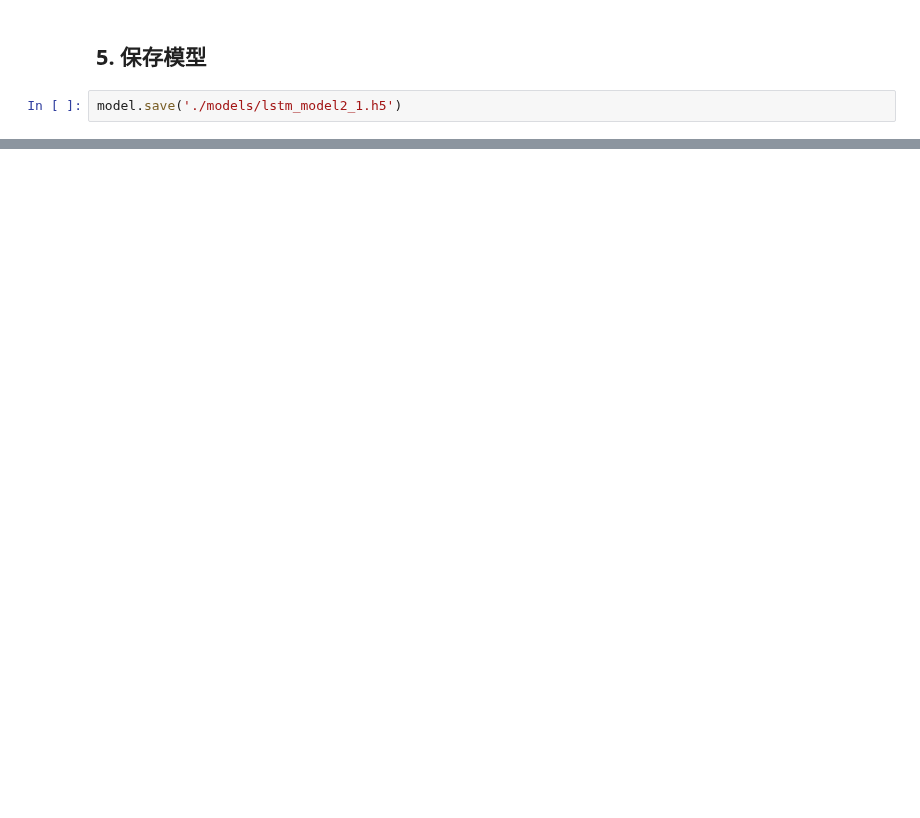
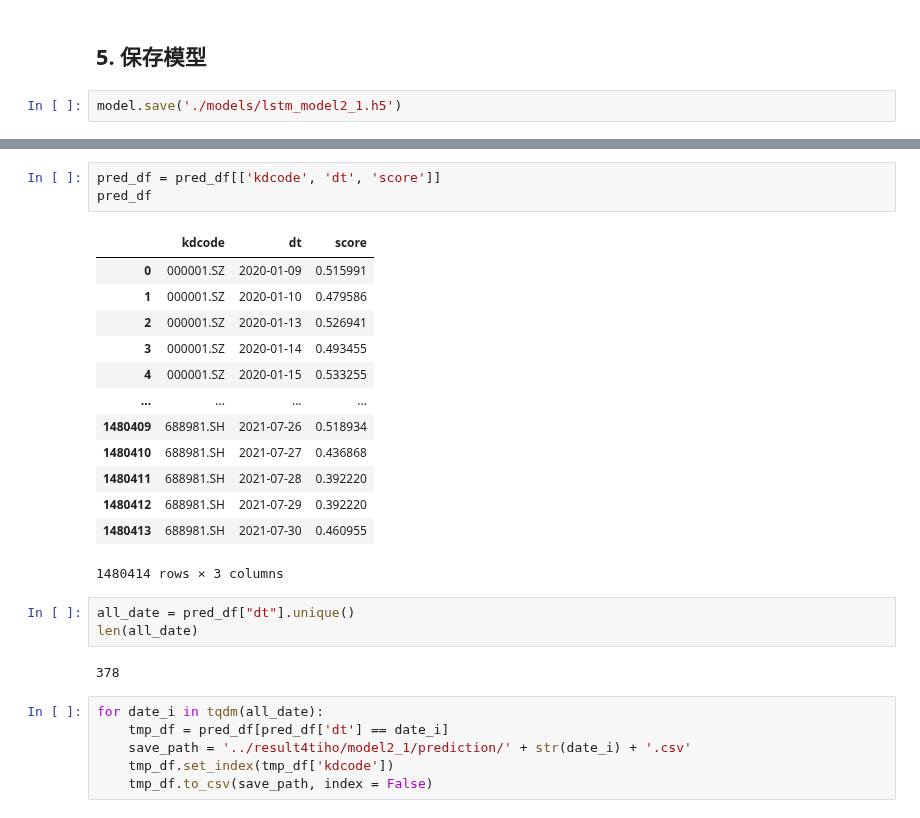
Before and after one commit to OreNoo/KandianPro, a Jupyter notebook: WholeMarketPro/20210802/model/WholeMarketLSTM2_1.ipynb, the cells around one changed output, grey strips where cells are left out. Cells and saved outputs as stored; diff of their text form; blank space fills up the shorter version.

Commit message:
for save

```diff
--- a/WholeMarketPro/20210802/model/WholeMarketLSTM2_1.ipynb
+++ b/WholeMarketPro/20210802/model/WholeMarketLSTM2_1.ipynb
@@ -324,0 +444,28 @@ model.save('./models/lstm_model2_1.h5')
+# %%
+pred_df = pred_df[['kdcode', 'dt', 'score']]
+pred_df
+# %% [output]
+|  | kdcode | dt | score |
+| 0 | 000001.SZ | 2020-01-09 | 0.515991 |
+| 1 | 000001.SZ | 2020-01-10 | 0.479586 |
+| 2 | 000001.SZ | 2020-01-13 | 0.526941 |
+| 3 | 000001.SZ | 2020-01-14 | 0.493455 |
+| 4 | 000001.SZ | 2020-01-15 | 0.533255 |
+| ... | ... | ... | ... |
+| 1480409 | 688981.SH | 2021-07-26 | 0.518934 |
+| 1480410 | 688981.SH | 2021-07-27 | 0.436868 |
+| 1480411 | 688981.SH | 2021-07-28 | 0.392220 |
+| 1480412 | 688981.SH | 2021-07-29 | 0.392220 |
+| 1480413 | 688981.SH | 2021-07-30 | 0.460955 |
+1480414 rows × 3 columns
+# %%
+all_date = pred_df["dt"].unique()
+len(all_date)
+# %% [output]
+378
+# %%
+for date_i in tqdm(all_date):
+    tmp_df = pred_df[pred_df['dt'] == date_i]
+    save_path = '../result4tiho/model2_1/prediction/' + str(date_i) + '.csv'
+    tmp_df.set_index(tmp_df['kdcode'])
+    tmp_df.to_csv(save_path, index = False)
```
Also changed, not shown: parts of 21 cells of this notebook, 16 other files.
